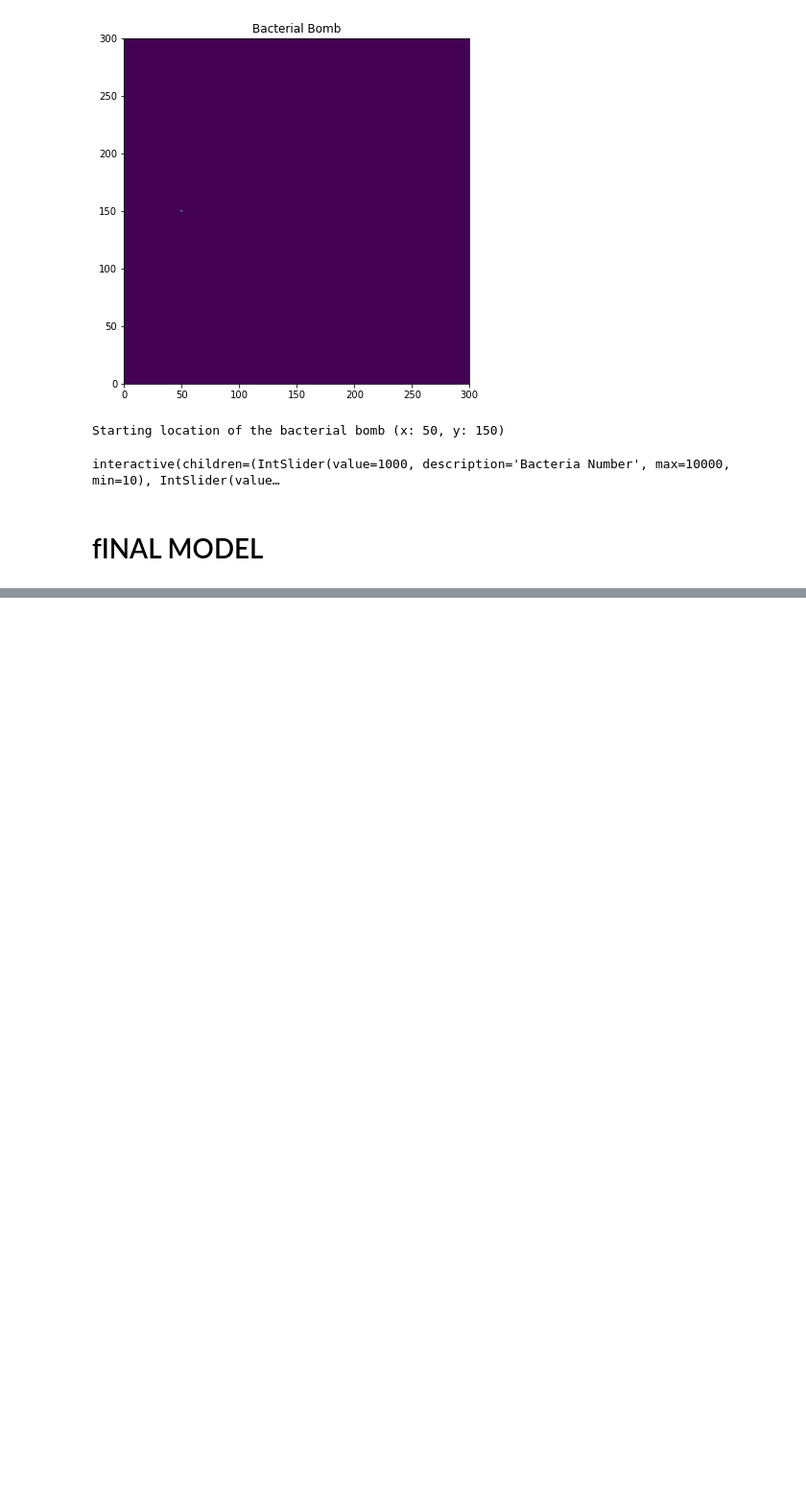
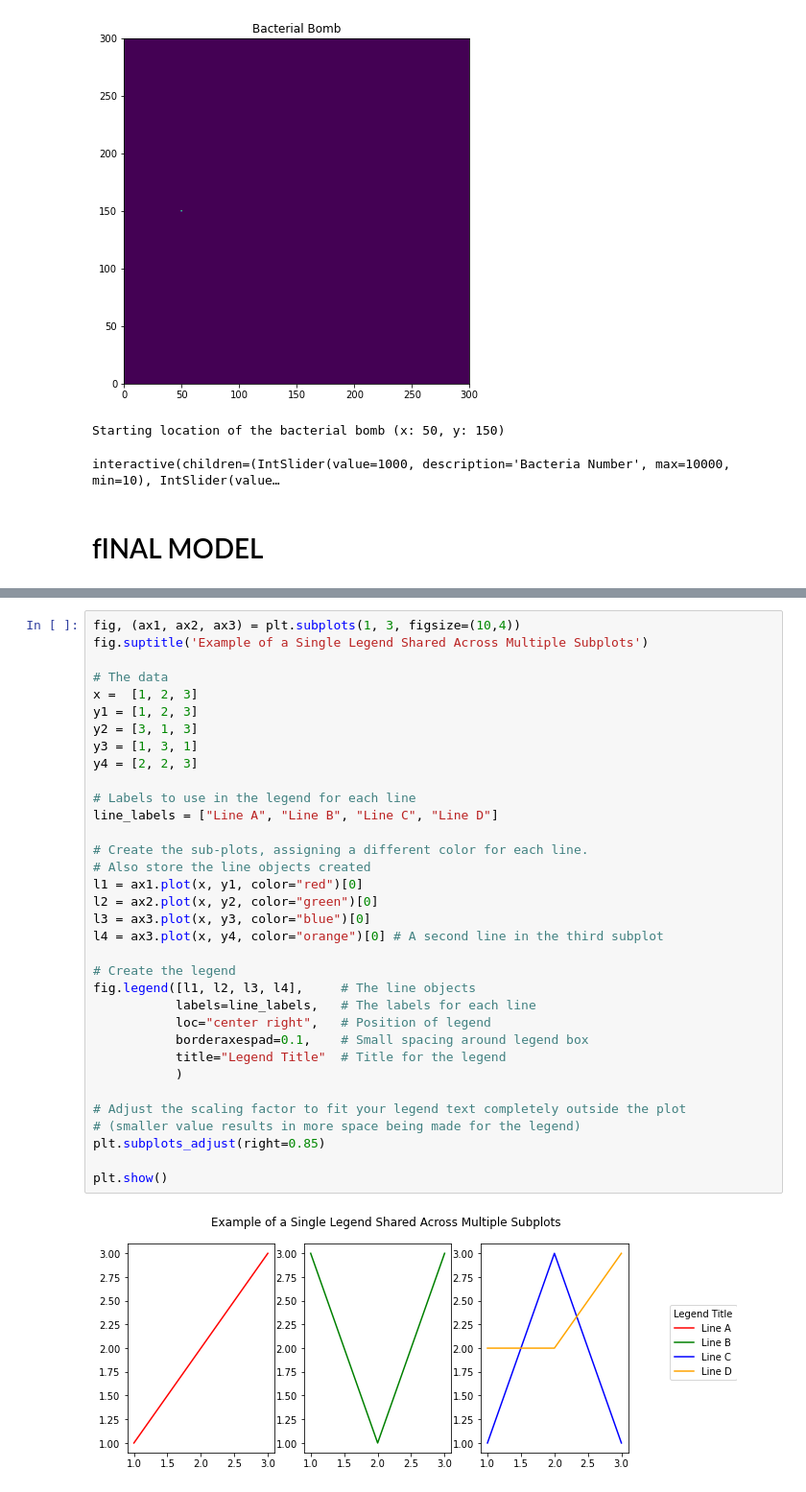
Before and after one commit to mushtahid/Bacterial-Bomb, a Jupyter notebook: Baslc-Model.ipynb, the cells around one changed output, grey strips where cells are left out. Shown: that part at 96% size. Drawn from its saved outputs; the diff is of its cells as text; blank space fills up the shorter version.

Commit message:
subplot and legends added
Almost finished

```diff
--- a/Baslc-Model.ipynb
+++ b/Baslc-Model.ipynb
@@ -1501,0 +1531,36 @@ print(no_bact)
+# %%
+fig, (ax1, ax2, ax3) = plt.subplots(1, 3, figsize=(10,4))
+fig.suptitle('Example of a Single Legend Shared Across Multiple Subplots')
+
+# The data
+x =  [1, 2, 3]
+y1 = [1, 2, 3]
+y2 = [3, 1, 3]
+y3 = [1, 3, 1]
+y4 = [2, 2, 3]
+
+# Labels to use in the legend for each line
+line_labels = ["Line A", "Line B", "Line C", "Line D"]
+
+# Create the sub-plots, assigning a different color for each line.
+# Also store the line objects created
+l1 = ax1.plot(x, y1, color="red")[0]
+l2 = ax2.plot(x, y2, color="green")[0]
+l3 = ax3.plot(x, y3, color="blue")[0]
+l4 = ax3.plot(x, y4, color="orange")[0] # A second line in the third subplot
+
+# Create the legend
+fig.legend([l1, l2, l3, l4],     # The line objects
+           labels=line_labels,   # The labels for each line
+           loc="center right",   # Position of legend
+           borderaxespad=0.1,    # Small spacing around legend box
+           title="Legend Title"  # Title for the legend
+           )
+
+# Adjust the scaling factor to fit your legend text completely outside the plot
+# (smaller value results in more space being made for the legend)
+plt.subplots_adjust(right=0.85)
+
+plt.show()
+# %% [output]
+[figure, added]
```
Also changed, not shown: parts of 5 cells of this notebook.
